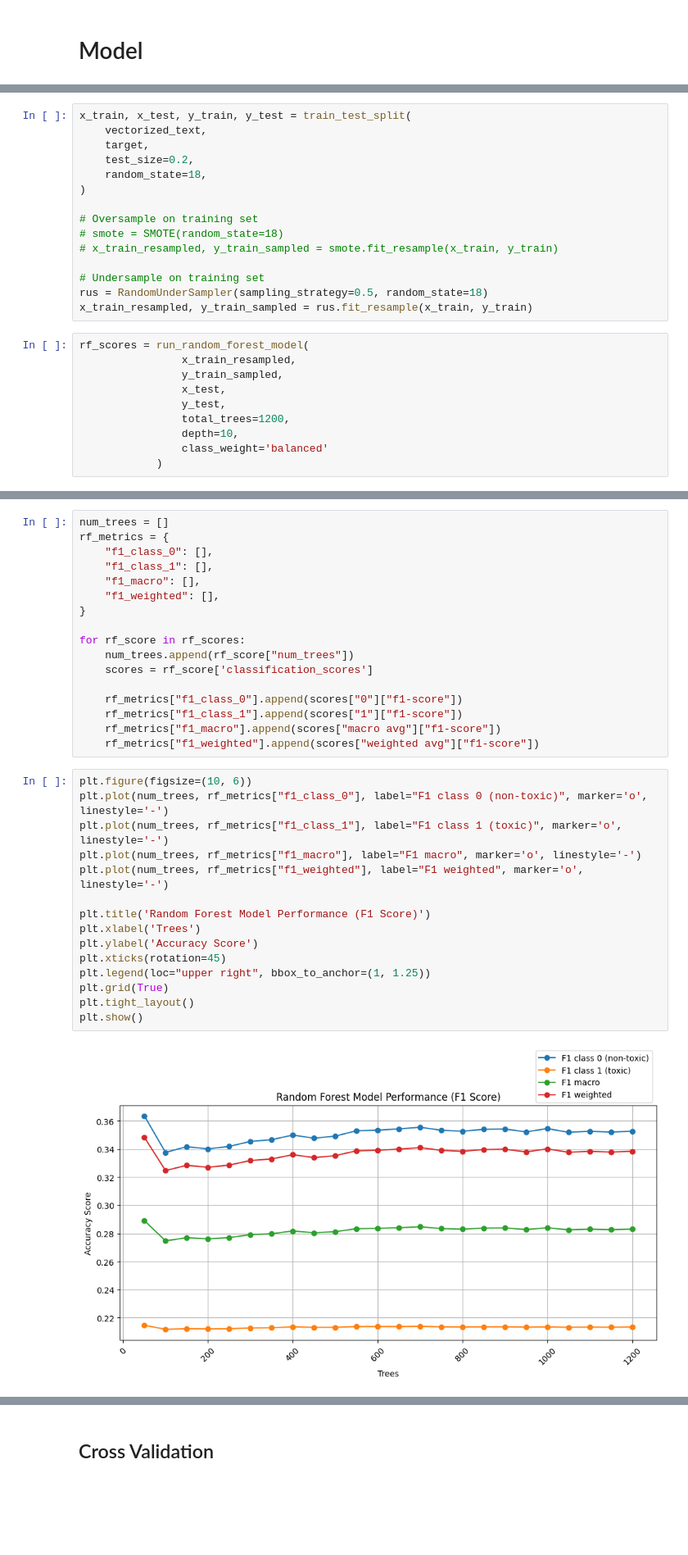
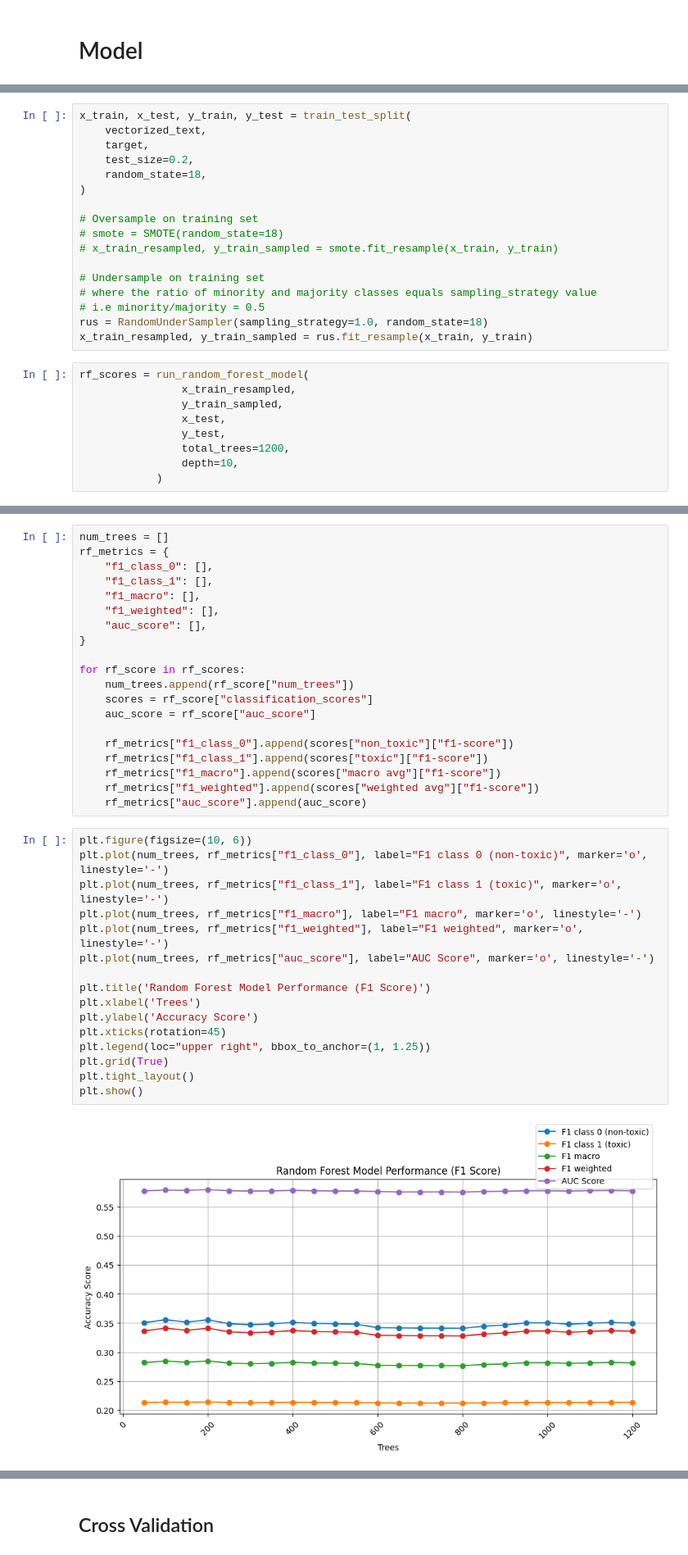
Before and after one commit to johne18/ml_learnings, a Jupyter notebook: SafeChat/notebooks/jigsaw_eda.ipynb, the cells around one changed output, grey strips where cells are left out. Shown at 82% size. Saved outputs shown, nothing was run; the diff lists cells and outputs as text; blank space fills up the shorter version.

```diff
--- a/SafeChat/notebooks/jigsaw_eda.ipynb
+++ b/SafeChat/notebooks/jigsaw_eda.ipynb
@@ -387,7 +385,9 @@ x_train, x_test, y_train, y_test = train_test_split(
 # x_train_resampled, y_train_sampled = smote.fit_resample(x_train, y_train)
 
 # Undersample on training set
-rus = RandomUnderSampler(sampling_strategy=0.5, random_state=18)
+# where the ratio of minority and majority classes equals sampling_strategy value
+# i.e minority/majority = 0.5
+rus = RandomUnderSampler(sampling_strategy=1.0, random_state=18)
 x_train_resampled, y_train_sampled = rus.fit_resample(x_train, y_train)
 # %%
 rf_scores = run_random_forest_model(
@@ -397,5 +397,4 @@ rf_scores = run_random_forest_model(
                 y_test,
                 total_trees=1200,
                 depth=10,
-                class_weight='balanced'
             )
@@ -415,33 +413,37 @@ rf_metrics = {
     "f1_class_1": [],
     "f1_macro": [],
     "f1_weighted": [],
+    "auc_score": [],
 }
 
 for rf_score in rf_scores:
     num_trees.append(rf_score["num_trees"])
-    scores = rf_score['classification_scores']
+    scores = rf_score["classification_scores"]
+    auc_score = rf_score["auc_score"]
 
-    rf_metrics["f1_class_0"].append(scores["0"]["f1-score"])
-    rf_metrics["f1_class_1"].append(scores["1"]["f1-score"])
+    rf_metrics["f1_class_0"].append(scores["non_toxic"]["f1-score"])
+    rf_metrics["f1_class_1"].append(scores["toxic"]["f1-score"])
     rf_metrics["f1_macro"].append(scores["macro avg"]["f1-score"])
     rf_metrics["f1_weighted"].append(scores["weighted avg"]["f1-score"])
+    rf_metrics["auc_score"].append(auc_score)
 # %%
 plt.figure(figsize=(10, 6))
 plt.plot(num_trees, rf_metrics["f1_class_0"], label="F1 class 0 (non-toxic)", marker='o', linestyle='-')
 plt.plot(num_trees, rf_metrics["f1_class_1"], label="F1 class 1 (toxic)", marker='o', linestyle='-')
 plt.plot(num_trees, rf_metrics["f1_macro"], label="F1 macro", marker='o', linestyle='-')
 plt.plot(num_trees, rf_metrics["f1_weighted"], label="F1 weighted", marker='o', linestyle='-')
+plt.plot(num_trees, rf_metrics["auc_score"], label="AUC Score", marker='o', linestyle='-')
 
 plt.title('Random Forest Model Performance (F1 Score)')
 plt.xlabel('Trees')
 plt.ylabel('Accuracy Score')
 plt.xticks(rotation=45)
 plt.legend(loc="upper right", bbox_to_anchor=(1, 1.25))
 plt.grid(True)
 plt.tight_layout()
 plt.show()
 # %% [output]
-[figure, old version]
+[figure, new version]
 # %%
 for score in classifier_weight_model_scores:
     classification_score = score["classification_scores"]
```
Also changed, not shown: parts of 12 cells of this notebook, 2 other files.
